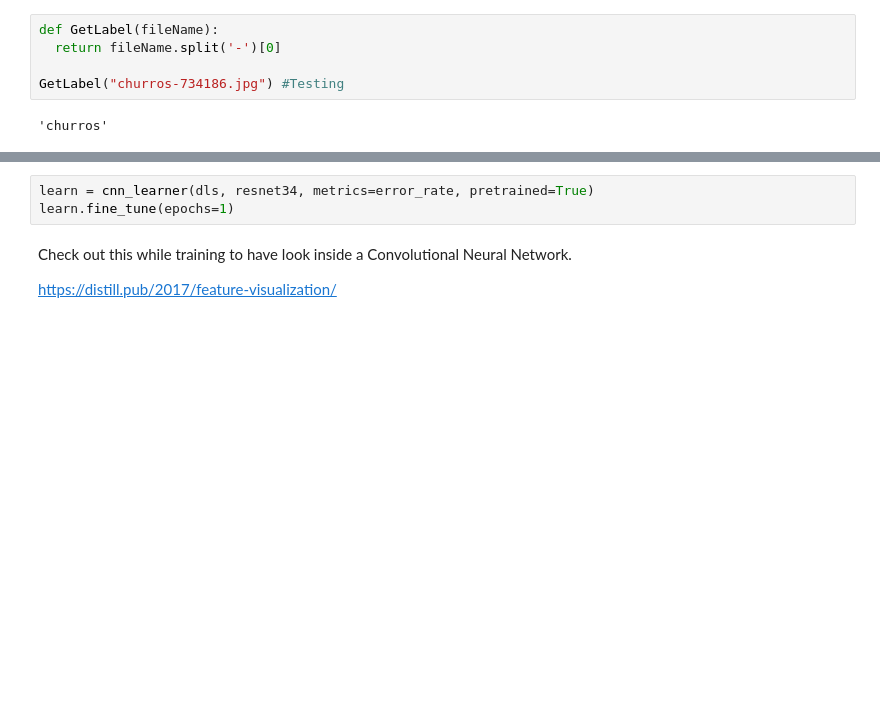
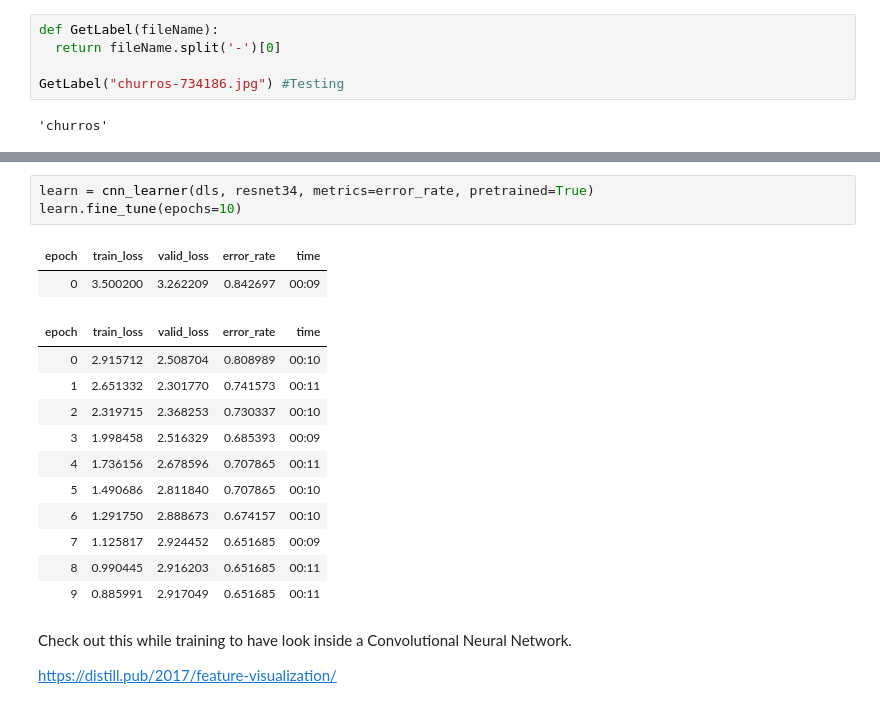
Before and after one commit to milansua/Projectschool, a Jupyter notebook: Train_a_Food_Model.ipynb, the cells around one changed output, grey strips where cells are left out. Drawn from its saved outputs; the diff is of its cells as text; blank space fills up the shorter version.

```diff
--- a/Train_a_Food_Model.ipynb
+++ b/Train_a_Food_Model.ipynb
@@ -175,6 +175,20 @@ dls.train.show_batch()
 # %%
 learn = cnn_learner(dls, resnet34, metrics=error_rate, pretrained=True)
-learn.fine_tune(epochs=1)
+learn.fine_tune(epochs=10)
+# %% [output]
+| epoch | train_loss | valid_loss | error_rate | time |
+| 0 | 3.500200 | 3.262209 | 0.842697 | 00:09 |
+| epoch | train_loss | valid_loss | error_rate | time |
+| 0 | 2.915712 | 2.508704 | 0.808989 | 00:10 |
+| 1 | 2.651332 | 2.301770 | 0.741573 | 00:11 |
+| 2 | 2.319715 | 2.368253 | 0.730337 | 00:10 |
+| 3 | 1.998458 | 2.516329 | 0.685393 | 00:09 |
+| 4 | 1.736156 | 2.678596 | 0.707865 | 00:11 |
+| 5 | 1.490686 | 2.811840 | 0.707865 | 00:10 |
+| 6 | 1.291750 | 2.888673 | 0.674157 | 00:10 |
+| 7 | 1.125817 | 2.924452 | 0.651685 | 00:09 |
+| 8 | 0.990445 | 2.916203 | 0.651685 | 00:11 |
+| 9 | 0.885991 | 2.917049 | 0.651685 | 00:11 |
 # %% [markdown]
 Check out this while training to have look inside a Convolutional Neural Network.
 
```
Also changed, not shown: parts of 2 cells of this notebook.
